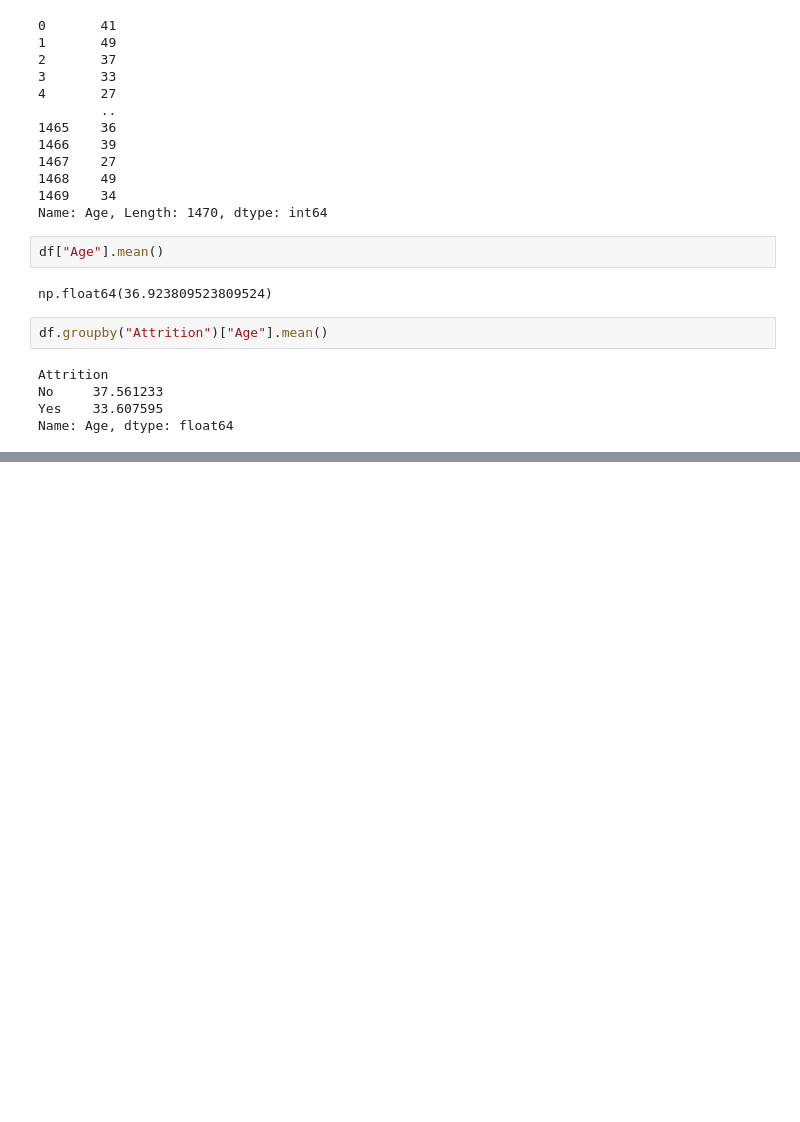
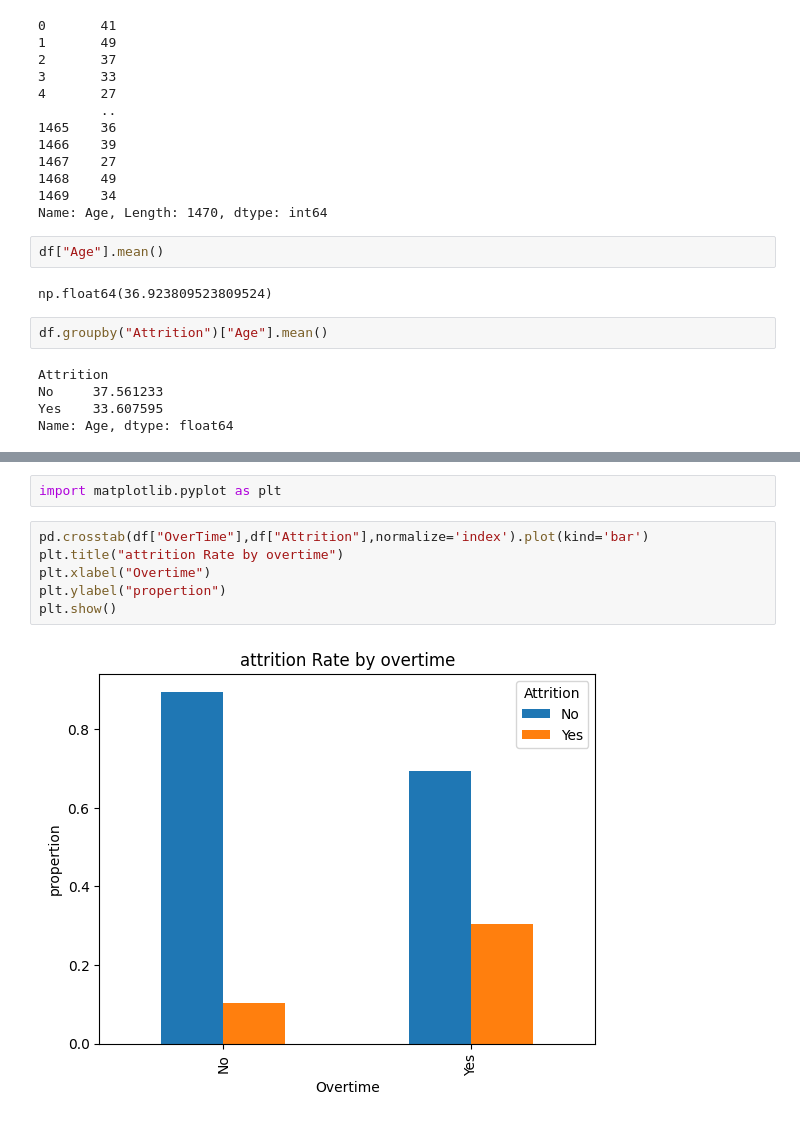
Before and after one commit to haneef333/employee-attrition-analysis, a Jupyter notebook: notebook/employee_attrition_analysis.ipynb, the cells around one changed output, grey strips where cells are left out. Saved outputs shown, nothing was run; the diff lists cells and outputs as text; blank space fills up the shorter version.

```diff
--- a/notebook/employee_attrition_analysis.ipynb
+++ b/notebook/employee_attrition_analysis.ipynb
@@ -92,0 +132,10 @@ Name: Age, dtype: float64
+# %%
+import matplotlib.pyplot as plt
+# %%
+pd.crosstab(df["OverTime"],df["Attrition"],normalize='index').plot(kind='bar')
+plt.title("attrition Rate by overtime")
+plt.xlabel("Overtime")
+plt.ylabel("propertion")
+plt.show()
+# %% [output]
+[figure, added]
```
Also changed, not shown: parts of 22 cells of this notebook.
